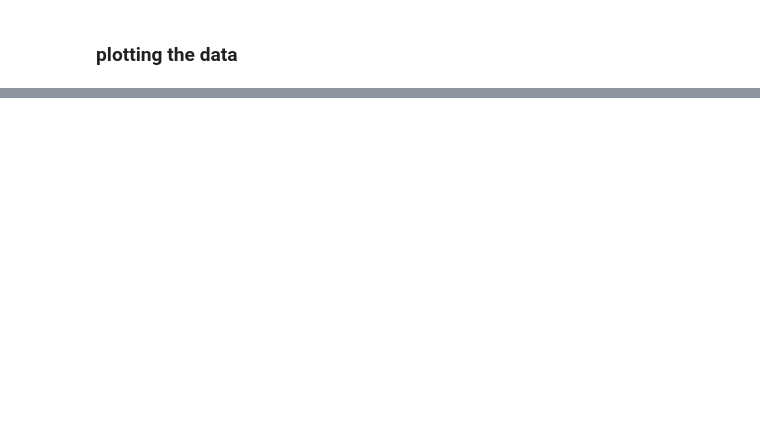
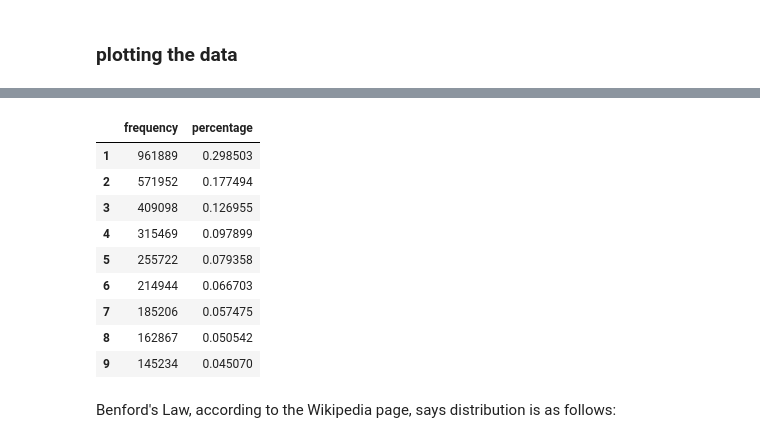
Before and after one commit to cchi/benford, a Jupyter notebook: benford.ipynb, the cells around one changed output, grey strips where cells are left out. Cells and saved outputs as stored; diff of their text form; code cells hidden in the pictures; blank space fills up the shorter version.

Commit message:
significant update to benford exploratory exercise

```diff
--- a/benford.ipynb
+++ b/benford.ipynb
@@ -191,0 +188,15 @@ df_counts.plot(kind='bar', figsize=(8,5))
+# %%
+df_counts
+# %% [output]
+|  | frequency | percentage |
+| 1 | 961889 | 0.298503 |
+| 2 | 571952 | 0.177494 |
+| 3 | 409098 | 0.126955 |
+| 4 | 315469 | 0.097899 |
+| 5 | 255722 | 0.079358 |
+| 6 | 214944 | 0.066703 |
+| 7 | 185206 | 0.057475 |
+| 8 | 162867 | 0.050542 |
+| 9 | 145234 | 0.045070 |
+# %% [markdown]
+Benford's Law, according to the Wikipedia page, says distribution is as follows:
```
Also changed, not shown: parts of 26 cells of this notebook.
